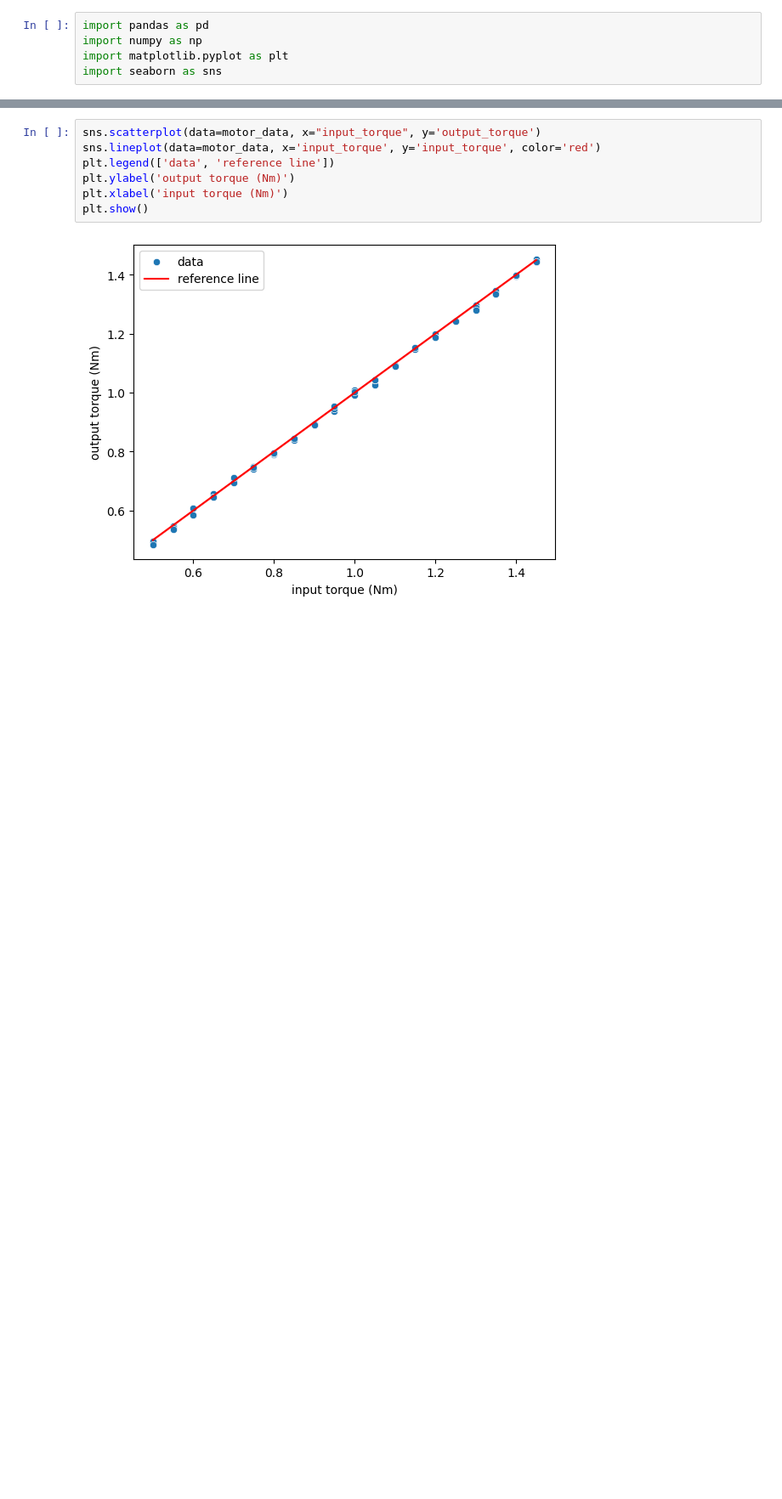
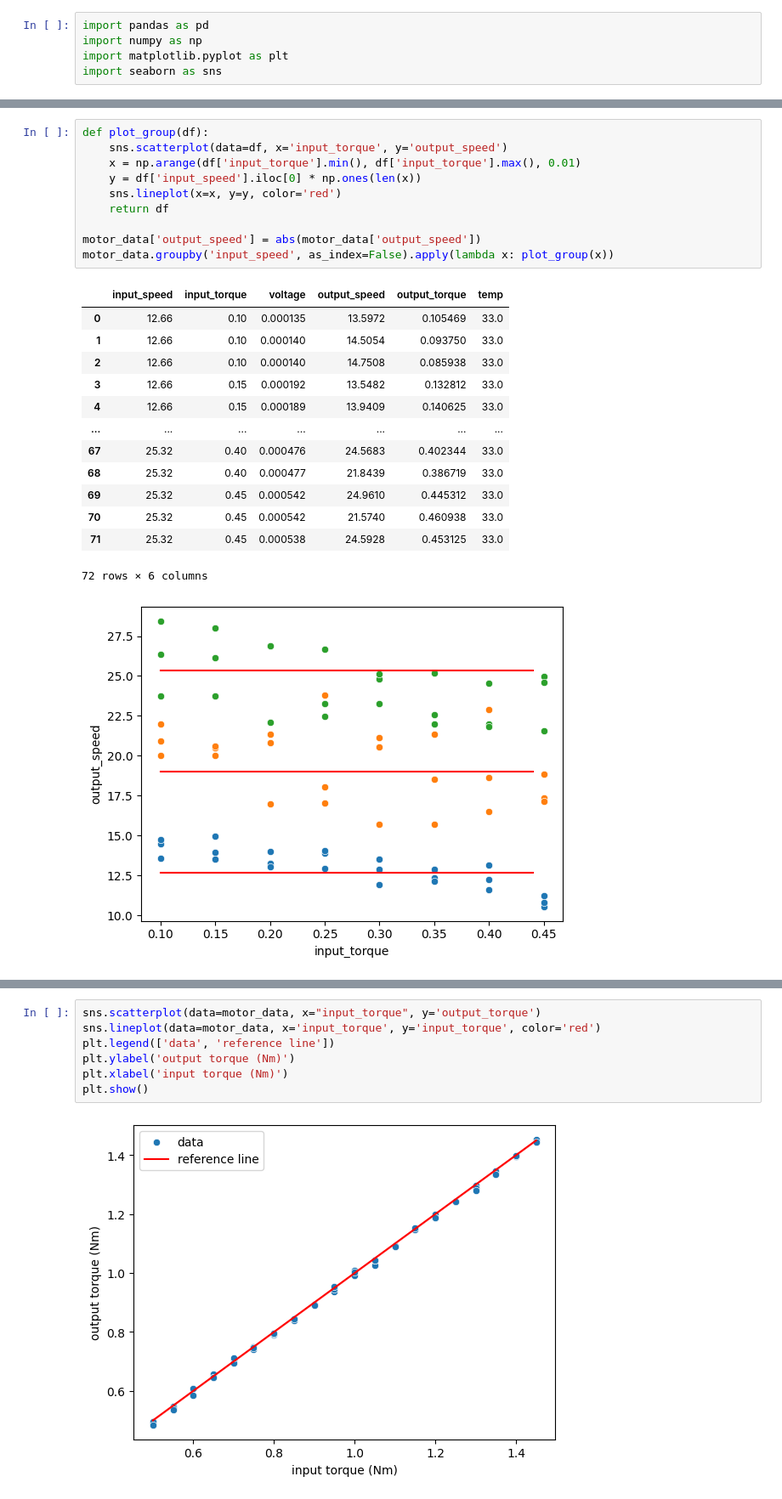
Before and after one commit to priest-yang/Motor-testing, a Jupyter notebook: data_analysis.ipynb, the cells around one changed output, grey strips where cells are left out. Shown at 85% size. Drawn from its saved outputs; the diff is of its cells as text; blank space fills up the shorter version.

```diff
--- a/data_analysis.ipynb
+++ b/data_analysis.ipynb
@@ -18,0 +44,25 @@ plt.show()
+# %%
+def plot_group(df):
+    sns.scatterplot(data=df, x='input_torque', y='output_speed')
+    x = np.arange(df['input_torque'].min(), df['input_torque'].max(), 0.01)
+    y = df['input_speed'].iloc[0] * np.ones(len(x))
+    sns.lineplot(x=x, y=y, color='red')
+    return df
+
+motor_data['output_speed'] = abs(motor_data['output_speed'])
+motor_data.groupby('input_speed', as_index=False).apply(lambda x: plot_group(x))
+# %% [output]
+|  | input_speed | input_torque | voltage | output_speed | output_torque | temp |
+| 0 | 12.66 | 0.10 | 0.000135 | 13.5972 | 0.105469 | 33.0 |
+| 1 | 12.66 | 0.10 | 0.000140 | 14.5054 | 0.093750 | 33.0 |
+| 2 | 12.66 | 0.10 | 0.000140 | 14.7508 | 0.085938 | 33.0 |
+| 3 | 12.66 | 0.15 | 0.000192 | 13.5482 | 0.132812 | 33.0 |
+| 4 | 12.66 | 0.15 | 0.000189 | 13.9409 | 0.140625 | 33.0 |
+| ... | ... | ... | ... | ... | ... | ... |
+| 67 | 25.32 | 0.40 | 0.000476 | 24.5683 | 0.402344 | 33.0 |
+| 68 | 25.32 | 0.40 | 0.000477 | 21.8439 | 0.386719 | 33.0 |
+| 69 | 25.32 | 0.45 | 0.000542 | 24.9610 | 0.445312 | 33.0 |
+| 70 | 25.32 | 0.45 | 0.000542 | 21.5740 | 0.460938 | 33.0 |
+| 71 | 25.32 | 0.45 | 0.000538 | 24.5928 | 0.453125 | 33.0 |
+72 rows × 6 columns
+[figure, added]
```
Also changed, not shown: parts of 5 cells of this notebook, 3 other files.
